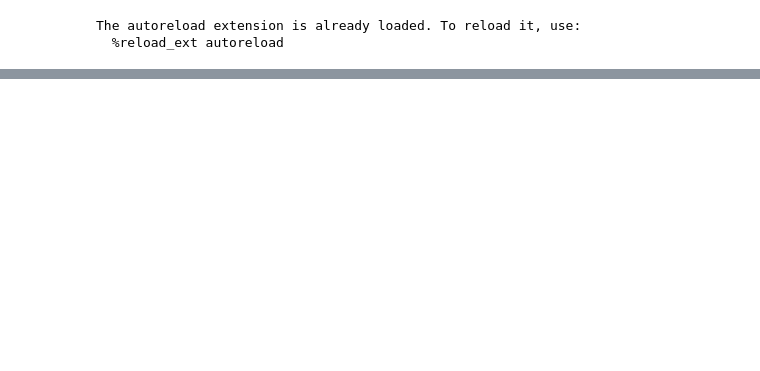
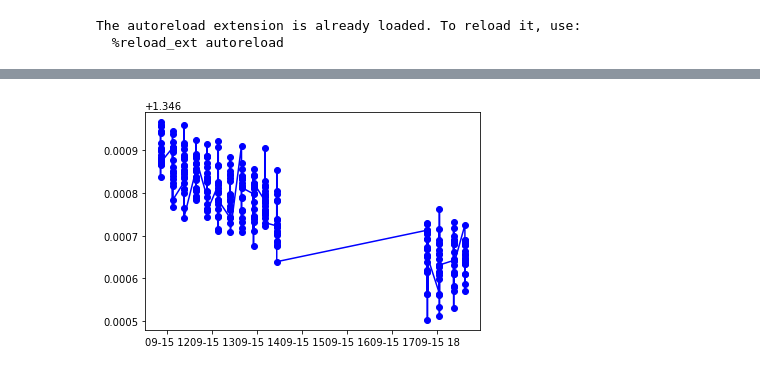
Before and after one commit to Marfster/Double_Spike_sim, a Jupyter notebook: Spike Calibration.ipynb, the cells around one changed output, grey strips where cells are left out. Saved outputs shown, nothing was run; the diff lists cells and outputs as text; code cells hidden in the pictures; blank space fills up the shorter version.

```diff
--- a/Spike Calibration.ipynb
+++ b/Spike Calibration.ipynb
@@ -24,15 +26,15 @@ from dspike_formulas import *
 # %%
-path = "/Volumes/friebelm/PhD/NU Plasma/Measurements/2016-02-17/"
-files_start = 3280
-files_end = 3289
+path = "/Volumes/friebelm/PhD/NU Plasma/Measurements/2017-09-13_DS_calib/"
+files_start = 8247
+files_end = 8302
 # %%
 # cup configuration
 #cup_config = cycle_Sb
-Sn_isotopes = ["116", "117", "118", "119", "120", "122", "124"]
-cup_config = cycle_Sb_2
+Sn_isotopes = ["117", "118", "119", "120", "122", "124"]
+cup_config = cycles_spike
 
 # Mass Range of cup configuration
-mass_range = cycle_Sb_2_mass_range
+mass_range = cycle_Sn_spike_mass_range
 
 # Isotopes used for Interference correction
 #corr_isotopes_1 = {"Cd" : "111", "Te" : "125"}
@@ -136,9 +178,30 @@ for sample in sample_ls:
     df = NU_data_read(path, sample, cup_config)
     cycles = range(1, len(df.data_read(sample).index)+1)
 
-    df_zero = df.data_zero_corr(sample)
-    new_corr = evaluation(df_zero, cycles, isotopes, cup_config, database, mass_range, corr_isotopes_2 , denom_corr_ratio)
-    new_corr.line2_corr(df_zero, "119")
+     # arbitrary blank positions
+    blk1 = [item for item in blk_ls if item < sample]
+    blk2 = [item for item in blk_ls if item > sample]
+    blk1 = blk1[-1]
+    blk2 = blk2[0]
+    blk_corr_sample = True
+
+    if (blk_corr == True) and (blk_corr_sample == True):
+        blk_1 = NU_data_read(path, blk1, cup_config)
+        blk_2 = NU_data_read(path, blk2, cup_config)
+        df_zero = df.data_zero_corr(sample)
+        df_bgd_1 = blk_1.data_zero_corr(blk1)
+        df_bgd_2 = blk_2.data_zero_corr(blk2)
+
+        new_corr = evaluation(df_zero, cycles, isotopes, cup_config, database, mass_range, corr_isotopes_2 , denom_corr_ratio)
+        df_bgd_1 = new_corr.mad_outlier_rejection_dict(df_bgd_1)
+        df_bgd_2 = new_corr.mad_outlier_rejection_dict(df_bgd_2)
+        df_bgd_corr = new_corr.data_bgd_corr(df_bgd_1, df_bgd_2)
+        #new_corr.line2_corr(df_bgd_corr, "119")
+    else:
+        df_zero = df.data_zero_corr(sample)
+        new_corr = evaluation(df_zero, cycles, isotopes, cup_config, database, mass_range, corr_isotopes_2 , denom_corr_ratio)
+        #new_corr.line2_corr(df_zero, "119")
+
 
     data_int = new_corr.internal_norm_1(norm_ratio_int, denom_isotope_int, iter_beta)
     beta_int = new_corr.beta("Sn", norm_ratio_int, iter_beta)
@@ -182,0 +243,8 @@ mod_123Sb_121Sb = 0.74814
+# %%
+sample = "NIST 1ppm"
+ratio = "120/118"
+# %%
+plt.plot(df_Sb_norm[df_Sb_norm["sample"] == sample].index, df_Sb_norm[df_Sb_norm["sample"] == sample][ratio], linestyle='-', marker='o', color='b')
+plt.show()
+# %% [output]
+[figure, added]
```
Also changed, not shown: parts of 33 cells of this notebook, 4 other files.
